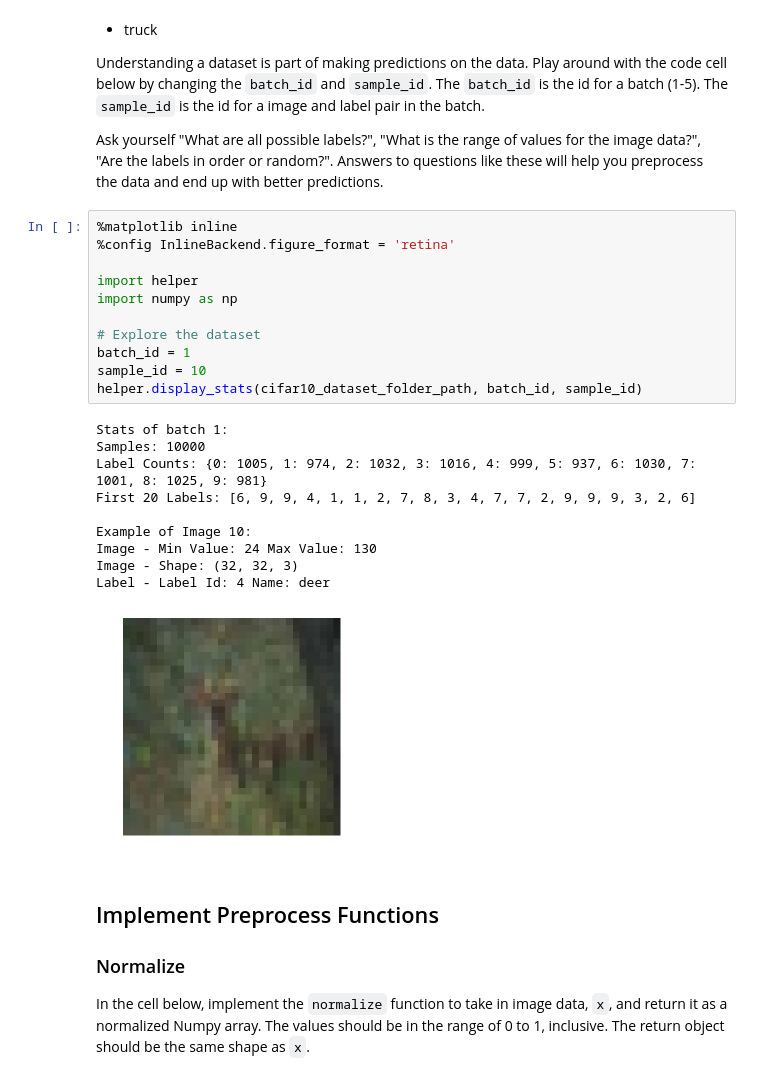
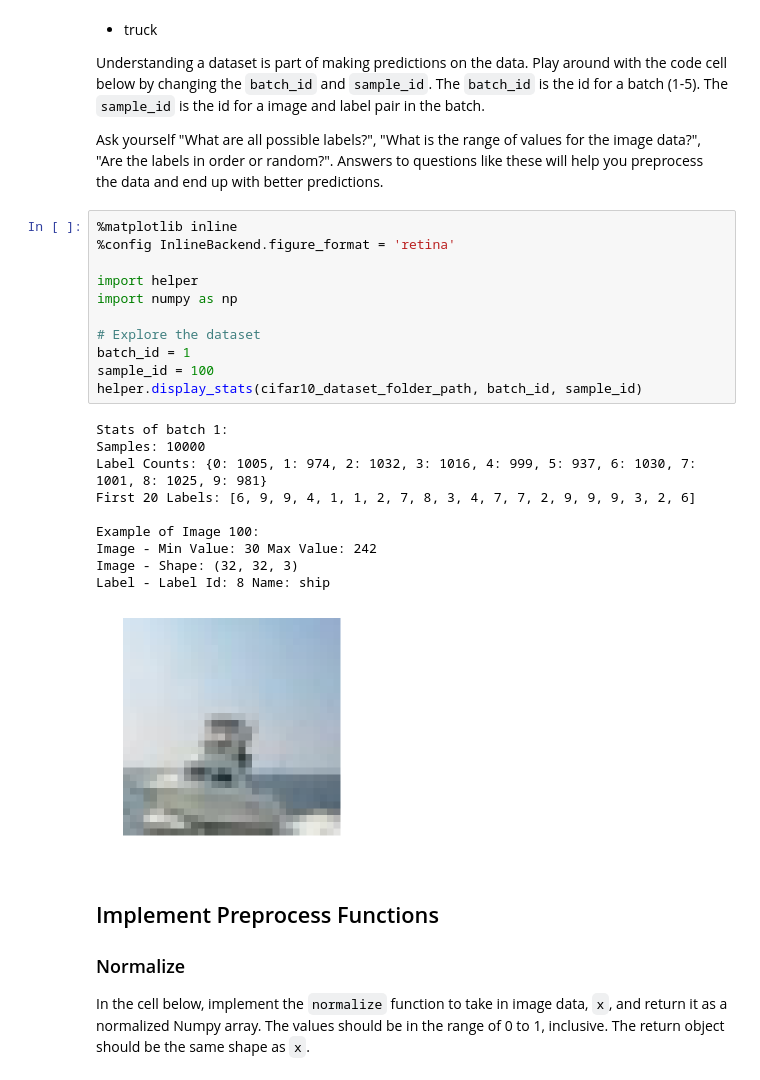
Before and after one commit to yunc84/DLND, a Jupyter notebook: image-classification/dlnd_image_classification.ipynb, the cells around one changed output. Drawn from its saved outputs; the diff is of its cells as text.

```diff
--- a/image-classification/dlnd_image_classification.ipynb
+++ b/image-classification/dlnd_image_classification.ipynb
@@ -66,25 +66,25 @@ Ask yourself "What are all possible labels?", "What is the range of values for t
 # %%
 %matplotlib inline
 %config InlineBackend.figure_format = 'retina'
 
 import helper
 import numpy as np
 
 # Explore the dataset
 batch_id = 1
-sample_id = 10
+sample_id = 100
 helper.display_stats(cifar10_dataset_folder_path, batch_id, sample_id)
 # %% [output]
 Stats of batch 1:
 Samples: 10000
 Label Counts: {0: 1005, 1: 974, 2: 1032, 3: 1016, 4: 999, 5: 937, 6: 1030, 7: 1001, 8: 1025, 9: 981}
 First 20 Labels: [6, 9, 9, 4, 1, 1, 2, 7, 8, 3, 4, 7, 7, 2, 9, 9, 9, 3, 2, 6]
 
-Example of Image 10:
-Image - Min Value: 24 Max Value: 130
+Example of Image 100:
+Image - Min Value: 30 Max Value: 242
 Image - Shape: (32, 32, 3)
-Label - Label Id: 4 Name: deer
+Label - Label Id: 8 Name: ship
-[figure, old version]
+[figure, new version]
 # %% [markdown]
 ## Implement Preprocess Functions
 ### Normalize
```
Also changed, not shown: parts of 6 cells of this notebook, 1 other file.
